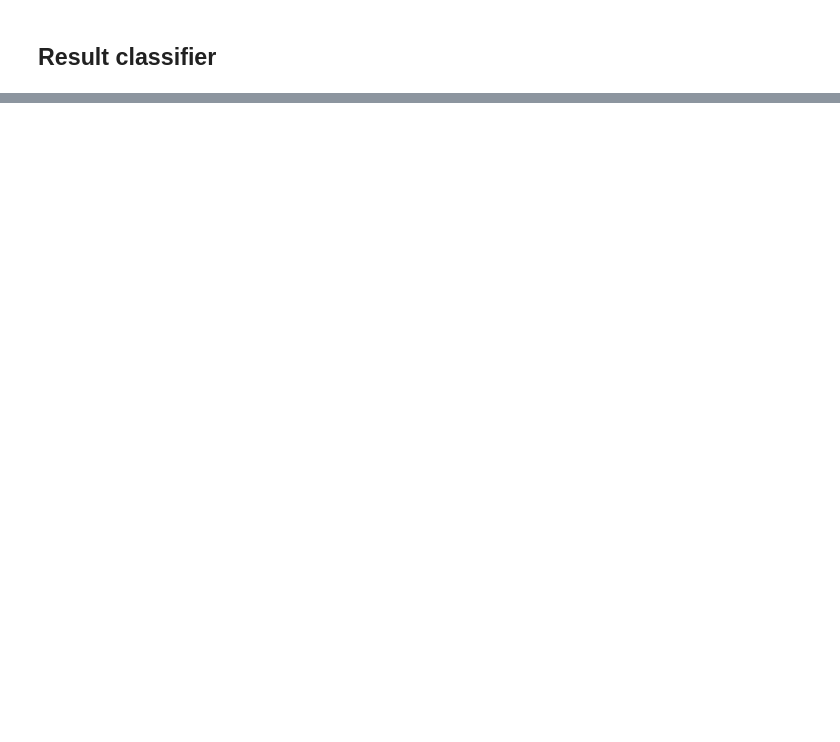
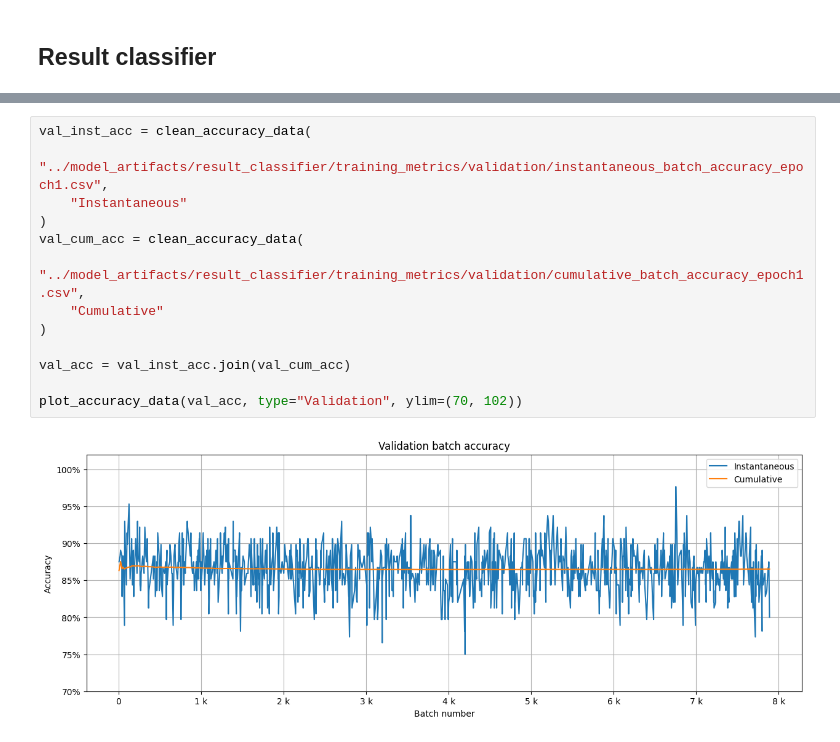
Before and after one commit to luizvalle/chessformer, a Jupyter notebook: notebooks/trained_models_analysis.ipynb, the cells around one changed output, grey strips where cells are left out. Cells and saved outputs as stored; diff of their text form; blank space fills up the shorter version.

```diff
--- a/notebooks/trained_models_analysis.ipynb
+++ b/notebooks/trained_models_analysis.ipynb
@@ -24,0 +110,15 @@ _________________________________________________________________
+# %%
+val_inst_acc = clean_accuracy_data(
+    "../model_artifacts/result_classifier/training_metrics/validation/instantaneous_batch_accuracy_epoch1.csv",
+    "Instantaneous"
+)
+val_cum_acc = clean_accuracy_data(
+    "../model_artifacts/result_classifier/training_metrics/validation/cumulative_batch_accuracy_epoch1.csv",
+    "Cumulative"
+)
+
+val_acc = val_inst_acc.join(val_cum_acc)
+
+plot_accuracy_data(val_acc, type="Validation", ylim=(70, 102))
+# %% [output]
+[figure, added]
```
Also changed, not shown: parts of 10 cells of this notebook, 8 other files.
